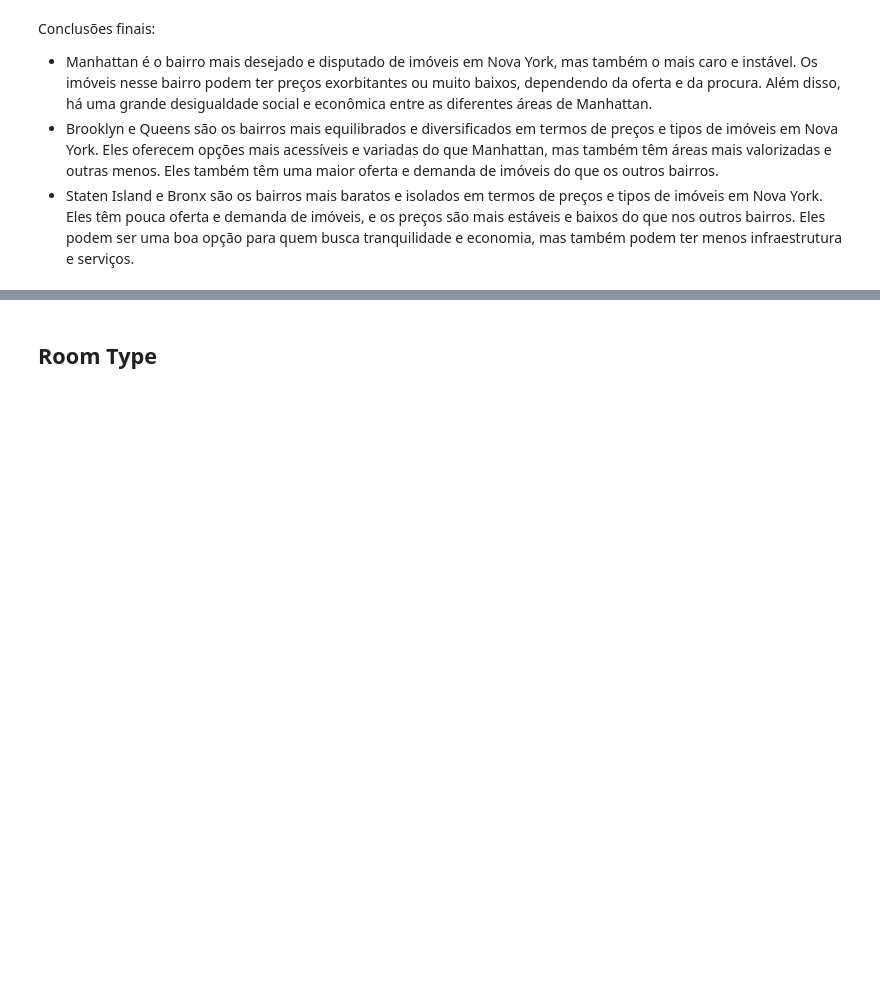
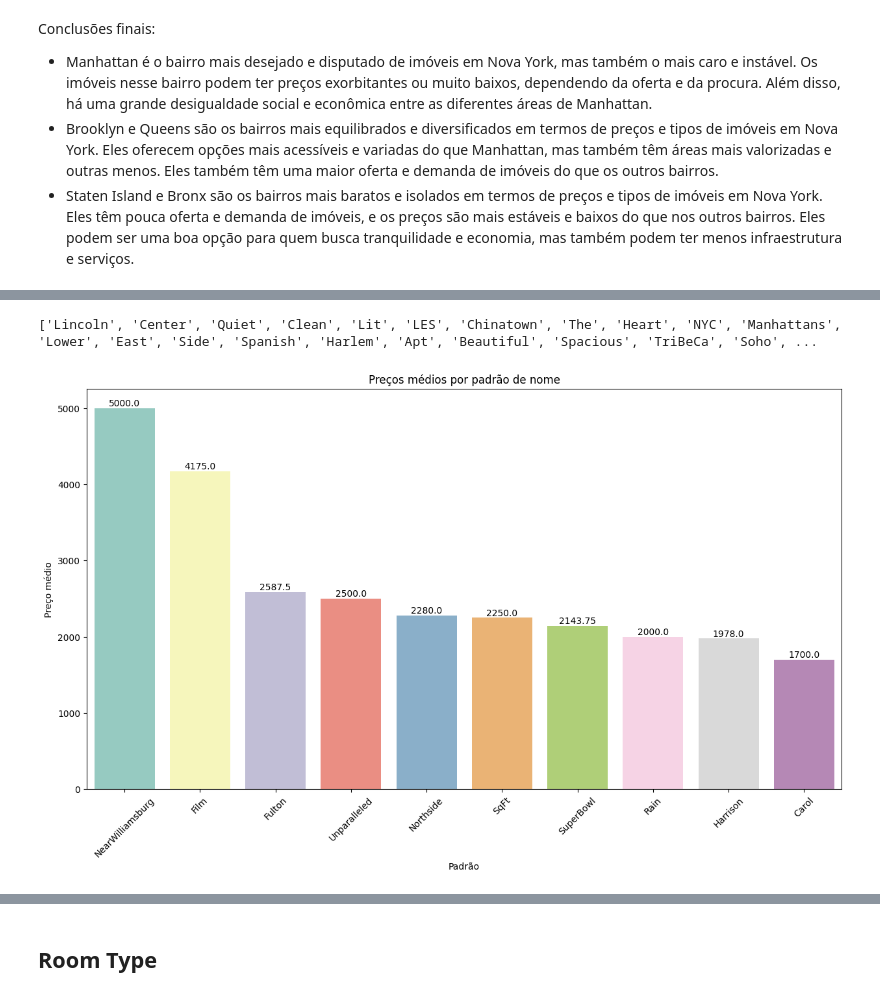
Before and after one commit to WiiniSilva/LH_CD_WINICIUS_SILVA, a Jupyter notebook: Desafio Ciência de Dados.ipynb, the cells around one changed output, grey strips where cells are left out. Saved outputs shown, nothing was run; the diff lists cells and outputs as text; code cells hidden in the pictures; blank space fills up the shorter version.

```diff
--- a/Desafio Ciência de Dados.ipynb
+++ b/Desafio Ciência de Dados.ipynb
@@ -455,0 +498,34 @@ Conclusões finais:
+# %%
+# Criar uma lista vazia para armazenar os padrões
+padroes = []
+
+# Iterar sobre os cinco bairros selecionados
+for bairro in data_grouped.index:
+    # Filtrar o dataframe original para obter apenas os locais que pertencem ao bairro atual
+    data_filtered = df[df['bairro_group'] == bairro]
+
+    # Ordenar o dataframe filtrado em ordem decrescente de valor e selecionar os dez primeiros locais
+    data_filtered = data_filtered.sort_values(by='price', ascending=False).head(10)
+
+    # Converter a coluna nome em uma lista de strings
+    nomes = data_filtered['nome'].tolist()
+
+    # Criar a expressão regular para capturar palavras que comecem com uma letra maiúscula e tenham pelo menos três letras
+    regex = r'\b[A-Z]\w{2,}\b'
+
+    # Iterar sobre os nomes da lista nomes
+    for nome in nomes:
+        # Encontrar todas as ocorrências da expressão regular no nome atual
+        palavras = re.findall(regex, nome)
+
+        # Iterar sobre as palavras da lista palavras
+        for palavra in palavras:
+            # Verificar se a palavra atual já está na lista padroes
+            if palavra not in padroes:
+                # Adicionar a palavra à lista padroes
+                padroes.append(palavra)
+
+# Imprimir a lista padroes
+print(padroes)
+# %% [output]
+['Lincoln', 'Center', 'Quiet', 'Clean', 'Lit', 'LES', 'Chinatown', 'The', 'Heart', 'NYC', 'Manhattans', 'Lower', 'East', 'Side', 'Spanish', 'Harlem', 'Apt', 'Beautiful', 'Spacious', 'TriBeCa', 'Soho', ...
@@ -455,0 +541,36 @@ Conclusões finais:
+# %%
+# Criar uma lista com os nomes dos padrões e outra lista com os preços médios
+padroes = data_grouped.index.tolist()
+
+# Acessar o valor da série usando o índice (padrão)
+precos = data_grouped[padroes].tolist()
+# %%
+# Criar uma figura com tamanho 8x6
+plt.figure(figsize=(15,8))
+
+# Criar um gráfico de barras usando seaborn
+ax = sns.barplot(x=padroes, y=precos, palette=sns.color_palette("Set3", 10))
+
+# Adicionar rótulos nas barras com o tamanho 10 e alinhados com as bordas
+for i in range(len(ax.patches)):
+    plt.annotate(str(ax.patches[i].get_height()), (ax.patches[i].get_x() +
+                                                   ax.patches[i].get_width() / 2,
+                                                   ax.patches[i].get_height()),
+                                                   size=10, ha='center', va='bottom')
+
+# Definir o rótulo do eixo x como 'Padrão'
+ax.set_xlabel('Padrão')
+
+# Definir o rótulo do eixo y como 'Preço médio'
+ax.set_ylabel('Preço médio')
+
+# Definir o título do gráfico como 'Preços médios por padrão de nome'
+ax.set_title('Preços médios por padrão de nome')
+
+# Rotacionar os rótulos do eixo x em 45 graus
+plt.xticks(rotation=45)
+
+# Mostrar o gráfico
+plt.show()
+# %% [output]
+[figure, added]
```
Also changed, not shown: parts of 13 cells of this notebook.
